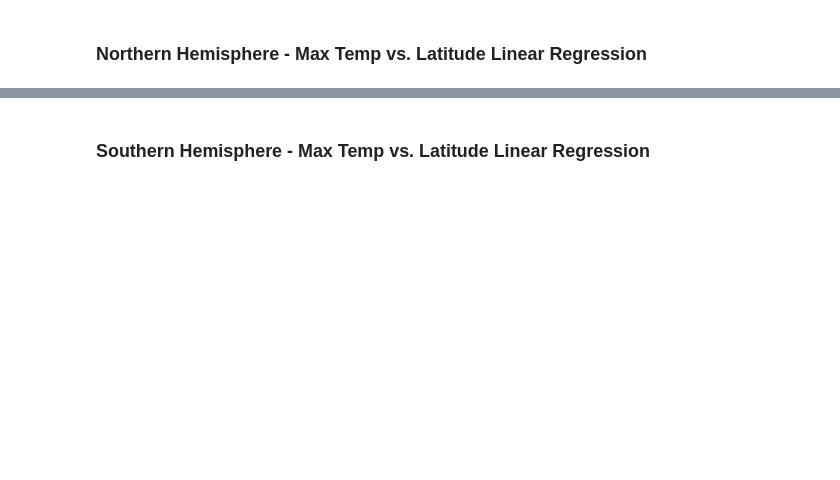
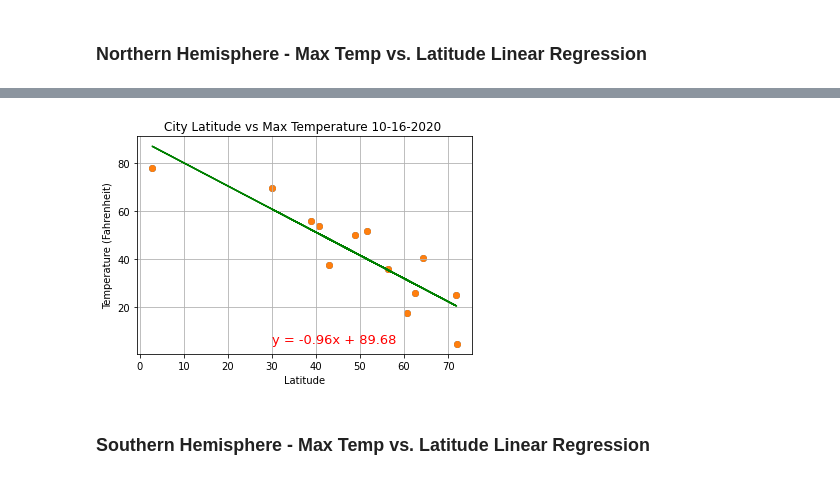
Before and after one commit to jtslater2/JTS-HW6-PythonAPI, a Jupyter notebook: WeatherPy/WeatherPy-jts.ipynb, the cells around one changed output, grey strips where cells are left out. Saved outputs shown, nothing was run; the diff lists cells and outputs as text; code cells hidden in the pictures; blank space fills up the shorter version.

```diff
--- a/WeatherPy/WeatherPy-jts.ipynb
+++ b/WeatherPy/WeatherPy-jts.ipynb
@@ -453,2 +479,46 @@ The r-value is: 0.46937863826630627
+# %%
+# Build a scatter plot for each data type
+plt.scatter(n_weather_data["lat"], n_weather_data["max_temp"], marker="o")
+
+# Incorporate the other graph properties
+plt.title(f"City Latitude vs Max Temperature {chartdate} ")
+plt.ylabel("Temperature (Fahrenheit)")
+plt.xlabel("Latitude")
+plt.grid(True)
+
+
+x_values = n_weather_data["lat"]
+y_values = n_weather_data["max_temp"]
+
+(slope, intercept, rvalue, pvalue, stderr) = linregress(n_weather_data["lat"],n_weather_data["max_temp"])
+regress_values = x_values * slope + intercept
+line_eq = "y = " + str(round(slope,2)) + "x + " + str(round(intercept,2))
+plt.plot(x_values,regress_values,"r-", color = "green")
+plt.annotate(line_eq,(30,5),fontsize=13,color="red")
+plt.scatter(x_values,y_values)
+
+
+# Save the figure
+plt.savefig("TemperatureInWorldCities - N.png")
+
+# Show plot
+plt.show()
+
+
+
+#(slope, intercept, rvalue, pvalue, stderr) = linregress(cap_avg["Weight (g)"],cap_avg["Tumor Volume (mm3)"])
+#regress_values = x_values * slope + intercept
+#line_eq = "y = " + str(round(slope,2)) + "x + " + str(round(intercept,2))
+#plt.plot(x_values,regress_values,"r-")
+#plt.scatter(x_values,y_values)
+
+#label
+#plt.title("Average tumor volume vs mouse weight for Capomulin")
+#plt.xlabel("Weight in grams")
+#plt.ylabel("Average Tumor Volume (mm3)")
+
+#plt.show()
+# %% [output]
+[figure, added]
 # %% [markdown]
 ###  Southern Hemisphere - Max Temp vs. Latitude Linear Regression
```
Also changed, not shown: parts of 25 cells of this notebook, 12 other files.
